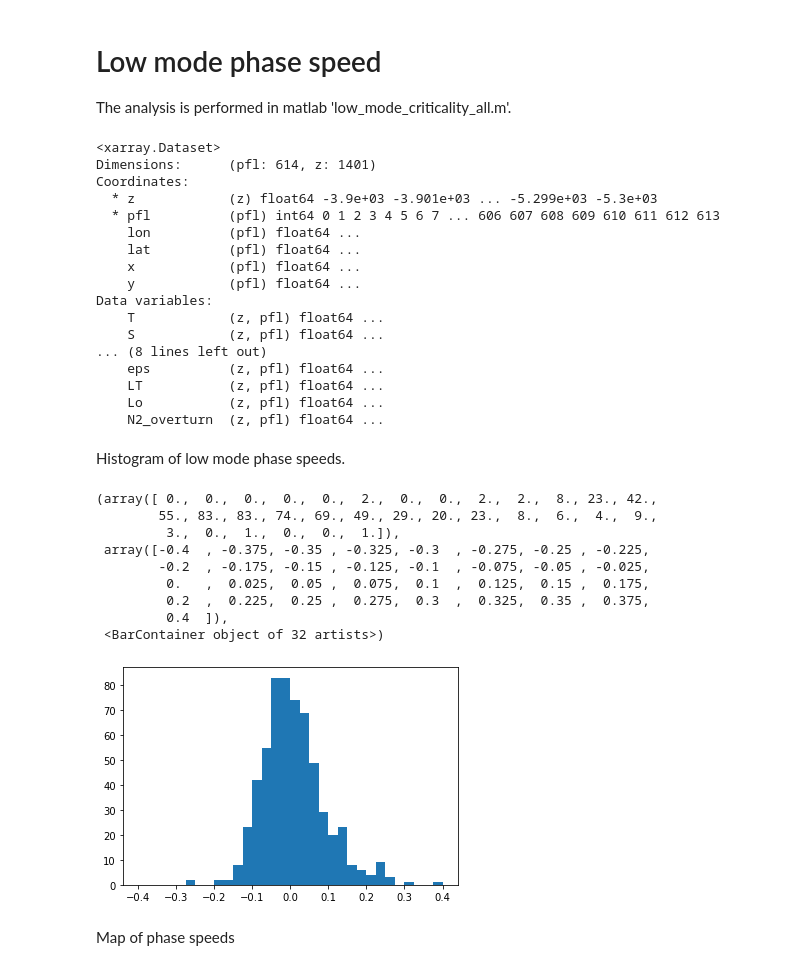
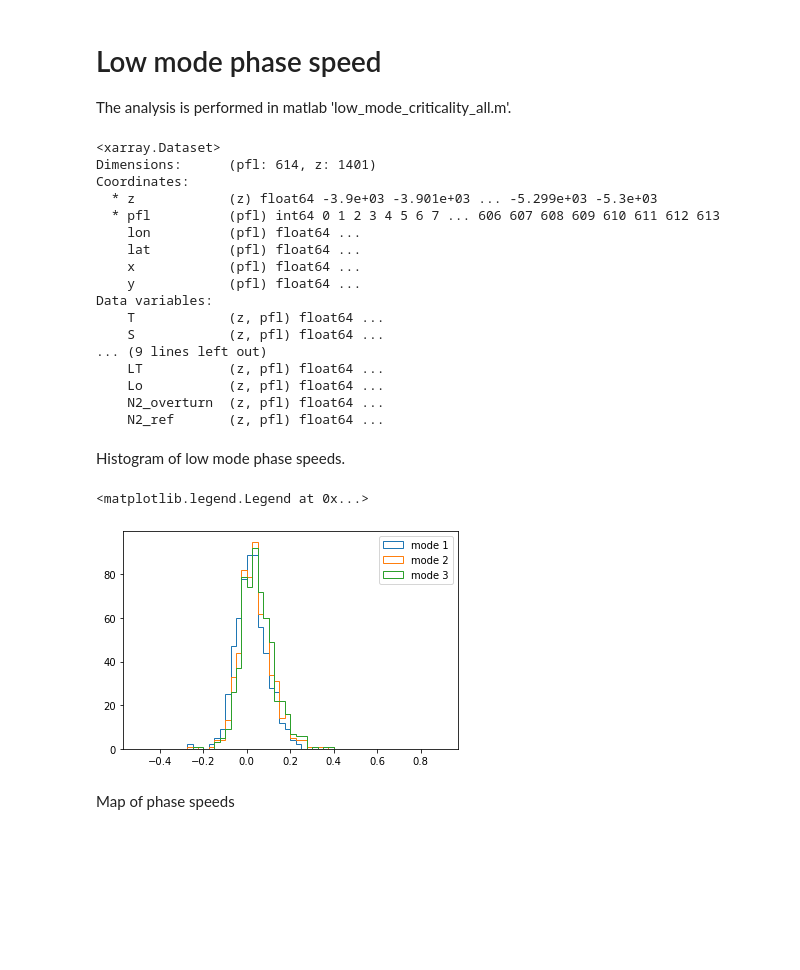
Before and after one commit to jessecusack/SP_taylor_goldstein, a Jupyter notebook: analysis/low_mode_criticality.ipynb, the cells around one changed output. Cells and saved outputs as stored; diff of their text form; code cells hidden in the pictures; blank space fills up the shorter version.

```diff
--- a/analysis/low_mode_criticality.ipynb
+++ b/analysis/low_mode_criticality.ipynb
@@ -13,7 +13,8 @@ import glob
 # Matlab analysis
 dm = utils.loadmat("../proc_data/TG_phase_speed.mat")
 angles = dm["angles"]
-cps = dm["cps"]
+cp_us = dm["cp_us"]
+cp_ds = dm["cp_ds"]
 # Towyos separate
 data_files = glob.glob("../proc_data/TY*.mat")
 TYs = np.asarray([munch.munchify(utils.loadmat(file)) for file in data_files])
@@ -37,26 +38,25 @@ Coordinates:
 Data variables:
     T            (z, pfl) float64 ...
     S            (z, pfl) float64 ...
-... (8 lines left out)
-    eps          (z, pfl) float64 ...
+... (9 lines left out)
     LT           (z, pfl) float64 ...
     Lo           (z, pfl) float64 ...
     N2_overturn  (z, pfl) float64 ...
+    N2_ref       (z, pfl) float64 ...
 # %% [markdown]
 Histogram of low mode phase speeds.
-# %%
-fig, ax = plt.subplots()
-ax.hist(cps, bins=np.linspace(-0.4, 0.4, 33))
-# %% [output]
-(array([ 0.,  0.,  0.,  0.,  0.,  2.,  0.,  0.,  2.,  2.,  8., 23., 42.,
-        55., 83., 83., 74., 69., 49., 29., 20., 23.,  8.,  6.,  4.,  9.,
-         3.,  0.,  1.,  0.,  0.,  1.]),
- array([-0.4  , -0.375, -0.35 , -0.325, -0.3  , -0.275, -0.25 , -0.225,
-        -0.2  , -0.175, -0.15 , -0.125, -0.1  , -0.075, -0.05 , -0.025,
-         0.   ,  0.025,  0.05 ,  0.075,  0.1  ,  0.125,  0.15 ,  0.175,
-         0.2  ,  0.225,  0.25 ,  0.275,  0.3  ,  0.325,  0.35 ,  0.375,
-         0.4  ]),
- <BarContainer object of 32 artists>)
-[figure, removed]
+# %%
+bins = np.linspace(-0.5, 0.9, 57)
+fig, ax = plt.subplots()
+ax.hist(cp_us[:, 0], bins=bins, histtype='step', label='mode 1')
+ax.hist(cp_us[:, 1], bins=bins, histtype='step', label='mode 2')
+ax.hist(cp_us[:, 2], bins=bins, histtype='step', label='mode 3')
+# ax.hist(cp_ds[:, 0], bins=bins, histtype='step')
+# ax.hist(cp_ds[:, 1], bins=bins, histtype='step')
+# ax.hist(cp_ds[:, 2], bins=bins, histtype='step')
+ax.legend()
+# %% [output]
+<matplotlib.legend.Legend at 0x...>
+[figure, added]
 # %% [markdown]
 Map of phase speeds
```
Also changed, not shown: parts of 4 cells of this notebook, 4 other files.
